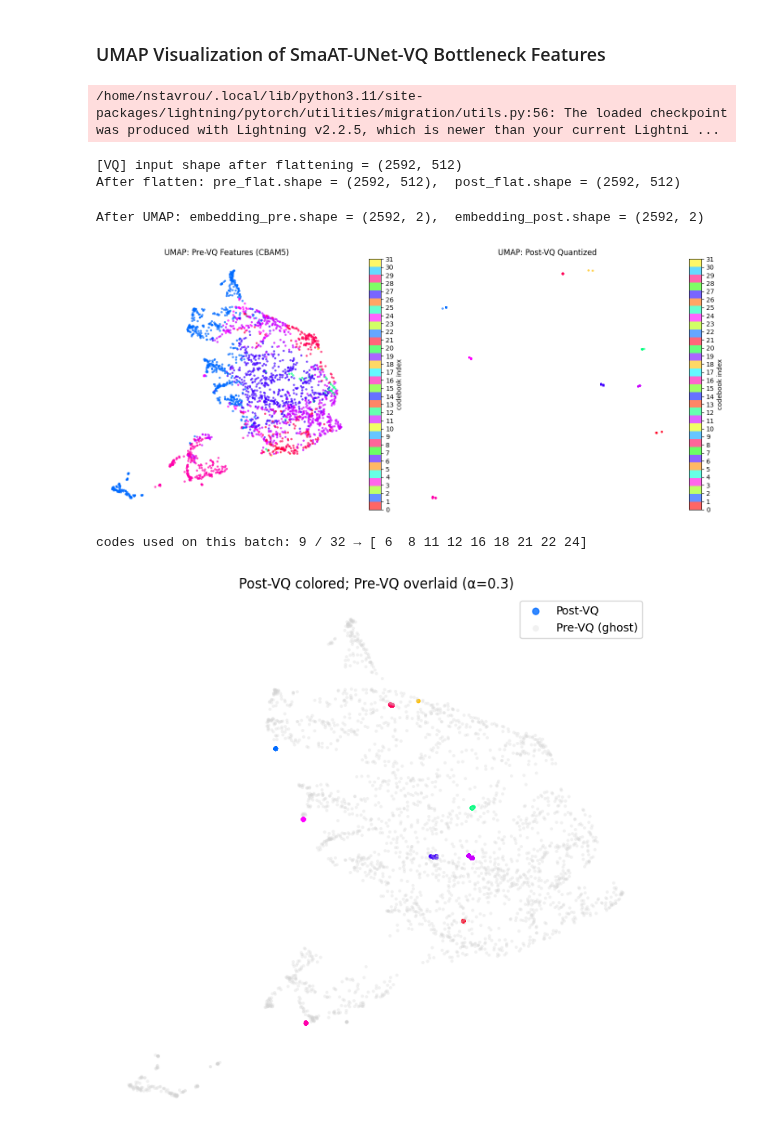
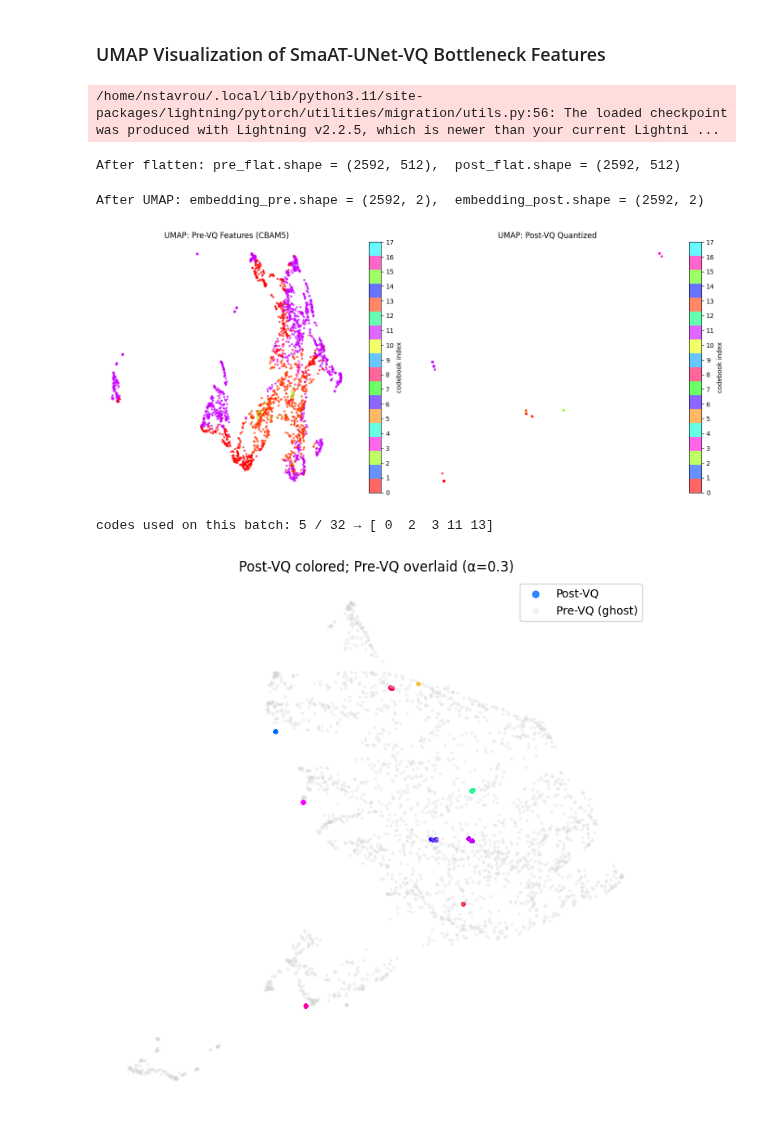
Before and after one commit to nstavr04/MasterThesisSnellius, a Jupyter notebook: ThesisCode/UMAP.ipynb, the cells around one changed output. Drawn from its saved outputs; the diff is of its cells as text; code cells hidden in the pictures.

Commit message:
minor changes, added full mix conv

```diff
--- a/ThesisCode/UMAP.ipynb
+++ b/ThesisCode/UMAP.ipynb
@@ -17,22 +17,26 @@ from models import SmaAT_UNet_VQ_lightning
 
 # Hyperparameters & checkpoint
 hparams = argparse.Namespace(
-    model="SmaAT_UNet_VQ_MSE",
+    model="SmaAT_UNet_VQ_MSE_PartialMixConv",
     n_channels=12,
     n_classes=1,
     bilinear=True,
     reduction_ratio=16,
     kernels_per_layer=2,
-    vq_num_embeddings=32,     # K
+    vq_num_embeddings=18,     # K
     vq_commitment_cost=0.75,  # β
-    vqmodel_recon_loss_type="mse",
+    model_type="partialmixconv",
 )
 # checkpoint_path = (
 #     "best_results/SmaAT_UNet_VQ_MSE-num32-commit0.75_rain_threshold_50_"
 #     "epoch=74-val_total_loss=0.183429.ckpt"
 # )
+# checkpoint_path = (
+#         "best_results/SmaAT_UNet_VQ_MSE-MixConv-downdownmixmix-mixupupup-best-0.0120-num32-commit0.75_rain_threshold_50_epoch=49-val_total_loss=0.217658.ckpt"
+#   )
+
 checkpoint_path = (
-        "best_results/SmaAT_UNet_VQ_MSE-MixConv-downdownmixmix-mixupupup-best-0.0120-num32-commit0.75_rain_threshold_50_epoch=49-val_total_loss=0.217658.ckpt"
+    "checkpoints/comparison/SmaAT_UNet_VQ_MSE_PartialMixConv-num18-commit0.75_rain_threshold_50_epoch=37-val_total_loss=0.245800.ckpt"
   )
 
 
@@ -123,36 +127,35 @@ sc = ax.scatter(
     s=6, alpha=0.6
 )
 ax.set_title("UMAP: Pre-VQ Features (CBAM5)")
 ax.axis("off")
 cb = plt.colorbar(sc, ax=ax, ticks=np.arange(K))
 cb.set_label("codebook index")
 
 # Post-VQ
 ax = plt.subplot(1,2,2)
 sc2 = ax.scatter(
     embedding_post[:,0], embedding_post[:,1],
     c=code_idxs,
     cmap=cmap,
     vmin=0, vmax=K-1,
     s=6, alpha=0.6
 )
 ax.set_title("UMAP: Post-VQ Quantized")
 ax.axis("off")
 cb2 = plt.colorbar(sc2, ax=ax, ticks=np.arange(K))
 cb2.set_label("codebook index")
 
 plt.tight_layout()
 plt.show()
 
 uniq, cnt = np.unique(code_idxs, return_counts=True)
 print(f"codes used on this batch: {len(uniq)} / 32 → {uniq}")
 # %% [output]
 /home/nstavrou/.local/lib/python3.11/site-packages/lightning/pytorch/utilities/migration/utils.py:56: The loaded checkpoint was produced with Lightning v2.2.5, which is newer than your current Lightni ...
-[VQ] input shape after flattening = (2592, 512)
 After flatten: pre_flat.shape = (2592, 512),  post_flat.shape = (2592, 512)
 After UMAP: embedding_pre.shape = (2592, 2),  embedding_post.shape = (2592, 2)
-[figure, old version]
+[figure, new version]
-codes used on this batch: 9 / 32 → [ 6  8 11 12 16 18 21 22 24]
+codes used on this batch: 5 / 32 → [ 0  2  3 11 13]
 # %%
 # We plot the before (with grayscale) and after (with color) on the same area because on the image above the scale is different between the two images which might be confusing
 
```
Also changed, not shown: 7 other files.
